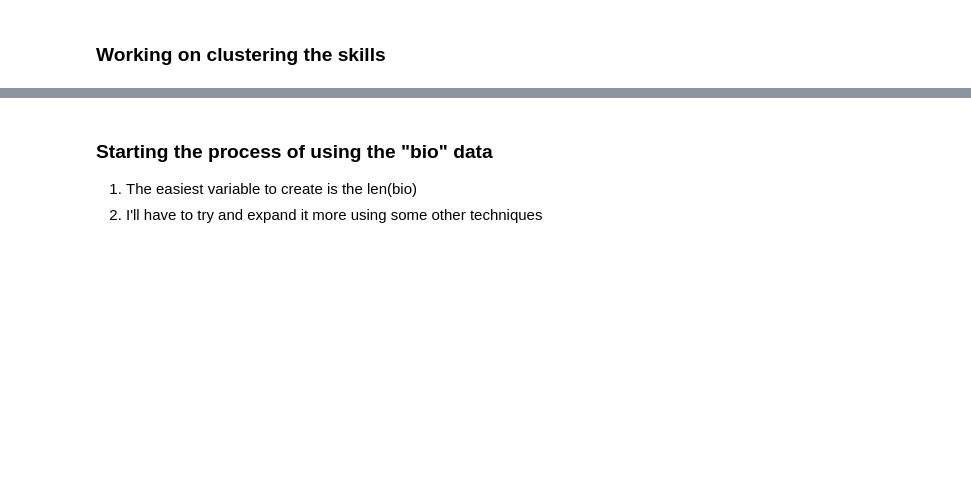
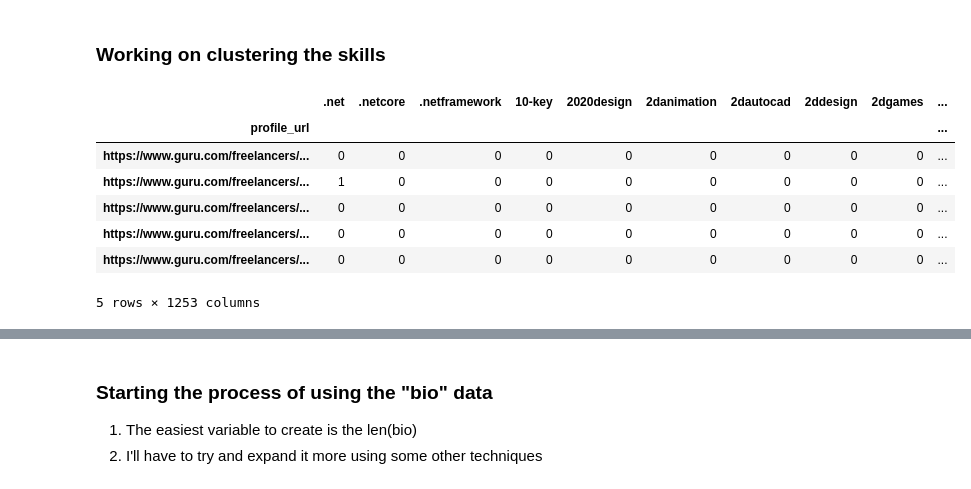
Before and after one commit to lmgibson/MyRate, a Jupyter notebook: notebooks/myrate_eda.ipynb, the cells around one changed output, grey strips where cells are left out. Cells and saved outputs as stored; diff of their text form; code cells hidden in the pictures; blank space fills up the shorter version.

```diff
--- a/notebooks/myrate_eda.ipynb
+++ b/notebooks/myrate_eda.ipynb
@@ -481,0 +482,13 @@ all_table = pd.merge(all_table, num_skills, on="profile_url")
+# %%
+# Cleaning column names from the dummies database
+skills_table_dummies.columns = skills_table_dummies.columns.str.strip().str.lower().str.replace(
+    ' ', '_').str.replace('(', '').str.replace(')', '').str.replace('_','')
+# %% [output]
+|  | .net | .netcore | .netframework | 10-key | 2020design | 2danimation | 2dautocad | 2ddesign | 2dgames | ... |
+| profile_url |  |  |  |  |  |  |  |  |  | ... |
+| https://www.guru.com/freelancers/... | 0 | 0 | 0 | 0 | 0 | 0 | 0 | 0 | 0 | ... |
+| https://www.guru.com/freelancers/... | 1 | 0 | 0 | 0 | 0 | 0 | 0 | 0 | 0 | ... |
+| https://www.guru.com/freelancers/... | 0 | 0 | 0 | 0 | 0 | 0 | 0 | 0 | 0 | ... |
+| https://www.guru.com/freelancers/... | 0 | 0 | 0 | 0 | 0 | 0 | 0 | 0 | 0 | ... |
+| https://www.guru.com/freelancers/... | 0 | 0 | 0 | 0 | 0 | 0 | 0 | 0 | 0 | ... |
+5 rows × 1253 columns
```
Also changed, not shown: parts of 13 cells of this notebook, 1 other file.
